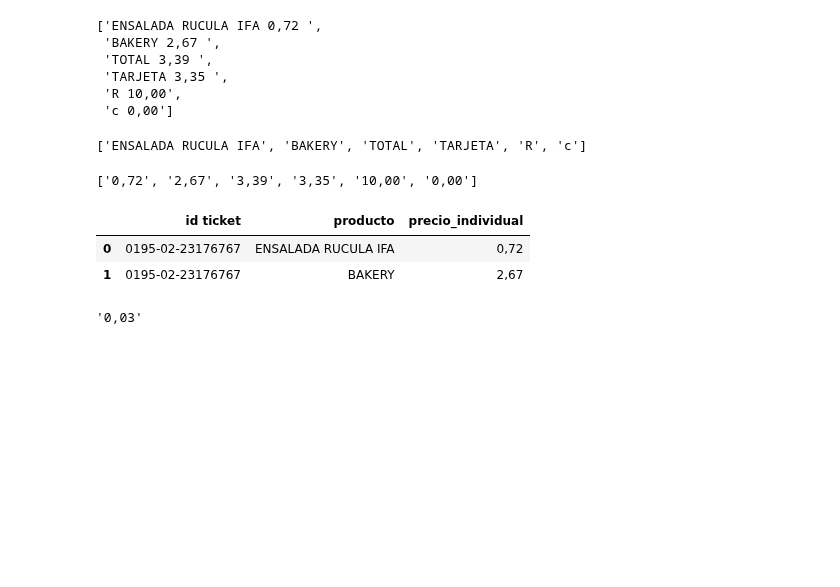
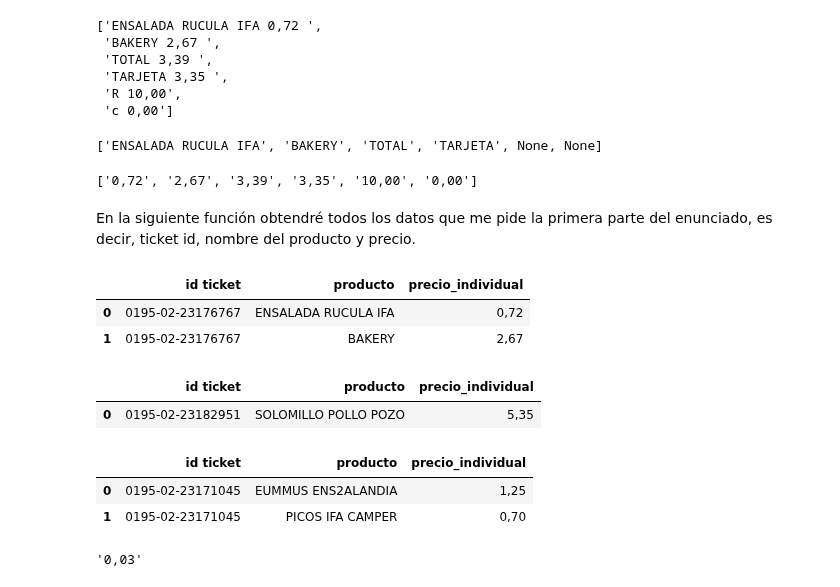
Before and after one commit to martinbedia/mineria, a Jupyter notebook: ejercicio 2.ipynb, the cells around one changed output. Cells and saved outputs as stored; diff of their text form; code cells hidden in the pictures; blank space fills up the shorter version.

```diff
--- a/ejercicio 2.ipynb
+++ b/ejercicio 2.ipynb
@@ -123,7 +119,7 @@ productos_ticket
 # %%
 def obtener_nombre_producto(linea):
     # Buscar coincidencias en la línea
-    coincidencia = re.search(r'[A-ZÑñÁÉÍÓÚáéíóú/0-9\s]+\s', linea, flags=re.IGNORECASE)
+    coincidencia = re.search(r'[A-ZÑñÁÉÍÓÚáéíóú/0-9\s]+[A-ZÑñÁÉÍÓÚáéíóú]+\s', linea, flags=re.IGNORECASE)
 
     if coincidencia:
         return coincidencia.group().strip()
@@ -135,7 +131,7 @@ nombres_productos = [obtener_nombre_producto(linea) for linea in productos_ticke
 
 print(nombres_productos)
 # %% [output]
-['ENSALADA RUCULA IFA', 'BAKERY', 'TOTAL', 'TARJETA', 'R', 'c']
+['ENSALADA RUCULA IFA', 'BAKERY', 'TOTAL', 'TARJETA', None, None]
 # %%
 def obtener_precio_producto(linea):
     # Buscar coincidencias en la línea
@@ -152,6 +148,8 @@ precios_productos = [obtener_precio_producto(linea) for linea in productos_ticke
 print(precios_productos)
 # %% [output]
 ['0,72', '2,67', '3,39', '3,35', '10,00', '0,00']
+# %% [markdown]
+En la siguiente función obtendré todos los datos que me pide la primera parte del enunciado, es decir, ticket id, nombre del producto y precio.
 # %%
 # todo en la misma funcion
 ruta_carpeta_raiz = '.'
@@ -171,7 +169,7 @@ def ejercicio2(tickets):
 
   productos = []
   for linea in lineas:
-        producto_match = re.search(r'[A-ZÑñÁÉÍÓÚáéíóú][[A-ZÑñÁÉÍÓÚáéíóú/0-9\s]+((\d{1,2},\d{1,2}\s*){1,2})', linea, flags=re.IGNORECASE)
+        producto_match = re.search(r'[A-ZÑñÁÉÍÓÚáéíóú][A-ZÑñÁÉÍÓÚáéíóú/0-9\s]+((\d{1,2},\d{1,2}\s*){1,2})', linea, flags=re.IGNORECASE)
         if producto_match:
             productos.append(producto_match.group())
 
@@ -179,21 +177,24 @@ def ejercicio2(tickets):
   # Buscar coincidencias en el nombre
   nombres = []
   for linea in productos:
-    nombres_matches = re.search(r'[A-ZÑñÁÉÍÓÚáéíóú/0-9\s]+\s', linea, flags=re.IGNORECASE)
+    nombres_matches = re.search(r'[A-ZÑñÁÉÍÓÚáéíóú/0-9\s]+[A-ZÑñÁÉÍÓÚáéíóú]+\s', linea, flags=re.IGNORECASE)
     nombres.append(nombres_matches.group().strip() if nombres_matches else None)
 
   # Buscar coincidencias en el precio
   precios = []
   for linea in productos:
     precio_matches = re.search(r'(\d{1,2},\d{1,2})', linea)
-    precios.append(precio_matches.group(1) if precio_matches else None)
+    precios.append(precio_matches.group() if precio_matches else None)
 
   df = pd.DataFrame({
     'id ticket': id_ticket,
     'producto': nombres,
     'precio_individual': precios
   })
-  df = df.iloc[:-4]
+
+  df = df.dropna()
+  df = df.loc[df['producto'] != 'TOTAL']
+  df = df.loc[df['producto'] != 'TARJETA']
 
 
   return df
@@ -203,6 +204,17 @@ ejercicio2('/content/Ticket-13_11_2023-2.pdf')
 |  | id ticket | producto | precio_individual |
 | 0 | 0195-02-23176767 | ENSALADA RUCULA IFA | 0,72 |
 | 1 | 0195-02-23176767 | BAKERY | 2,67 |
+# %%
+ejercicio2('/content/Ticket-23_11_2023-2.pdf')
+# %% [output]
+|  | id ticket | producto | precio_individual |
+| 0 | 0195-02-23182951 | SOLOMILLO POLLO POZO | 5,35 |
+# %%
+ejercicio2('/content/Ticket-3_11_2023-2.pdf')
+# %% [output]
+|  | id ticket | producto | precio_individual |
+| 0 | 0195-02-23171045 | EUMMUS ENS2ALANDIA | 1,25 |
+| 1 | 0195-02-23171045 | PICOS IFA CAMPER | 0,70 |
 # %%
 def extraer_descuento(lineas):
     descuento_gen_matches = re.search(r'Euros conseguidos:\d{1,2},\d{1,2}', '\n'.join(lineas))
```
Also changed, not shown: parts of 10 cells of this notebook.
